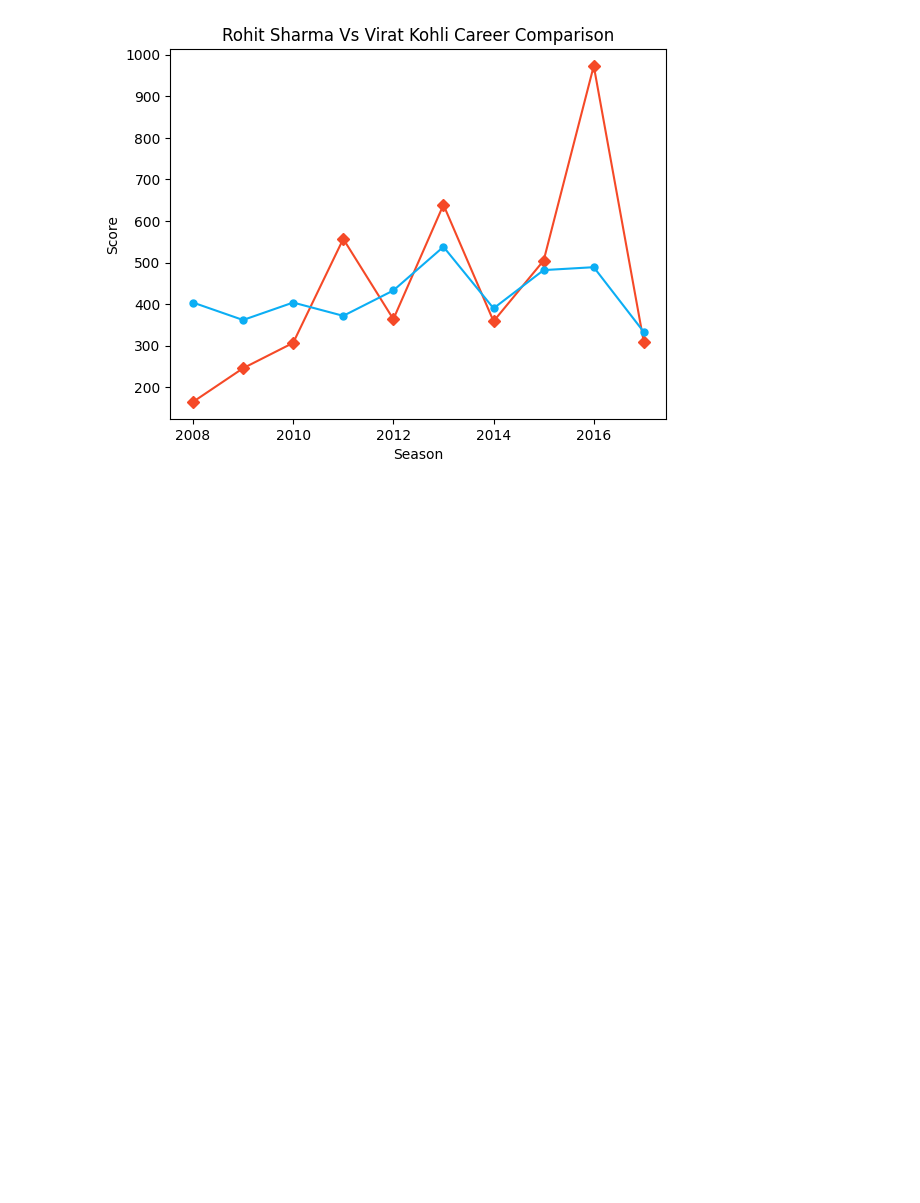
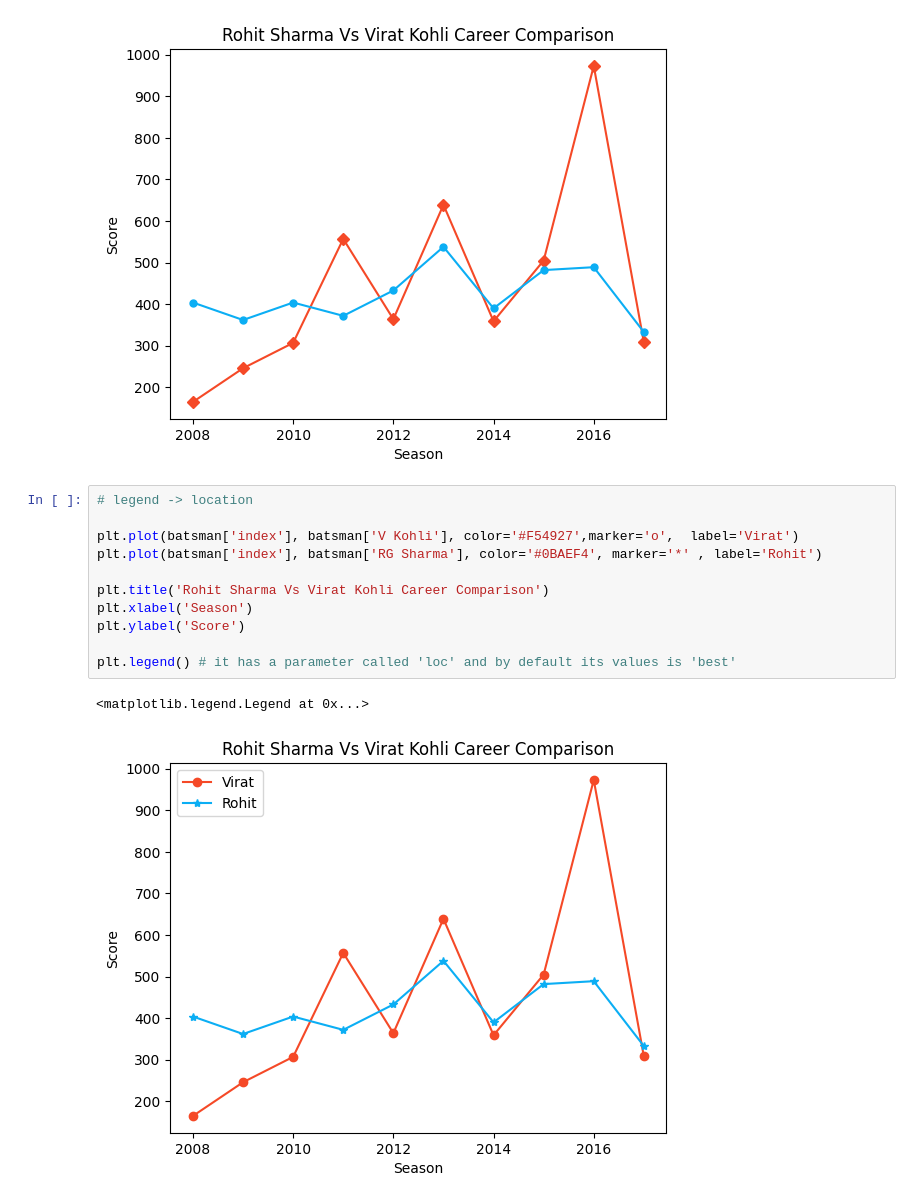
Before and after one commit to Muhammad-Waleed-Source/Matplotlib, a Jupyter notebook: Matplotlib_1.ipynb, the cells around one changed output. Cells and saved outputs as stored; diff of their text form; blank space fills up the shorter version.

Commit message:
Legend and location

```diff
--- a/Matplotlib_1.ipynb
+++ b/Matplotlib_1.ipynb
@@ -175,3 +175,17 @@ plt.ylabel('Score')
 # %% [output]
 Text(0, 0.5, 'Score')
 [figure]
+# %%
+# legend -> location
+
+plt.plot(batsman['index'], batsman['V Kohli'], color='#F54927',marker='o',  label='Virat')
+plt.plot(batsman['index'], batsman['RG Sharma'], color='#0BAEF4', marker='*' , label='Rohit')
+
+plt.title('Rohit Sharma Vs Virat Kohli Career Comparison')
+plt.xlabel('Season')
+plt.ylabel('Score')
+
+plt.legend() # it has a parameter called 'loc' and by default its values is 'best'
+# %% [output]
+<matplotlib.legend.Legend at 0x...>
+[figure, added]
```
